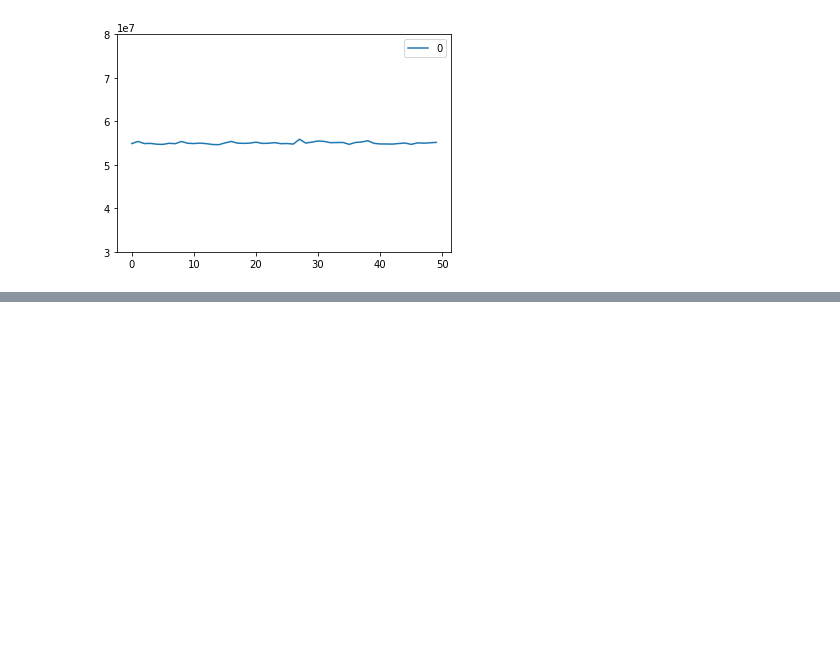
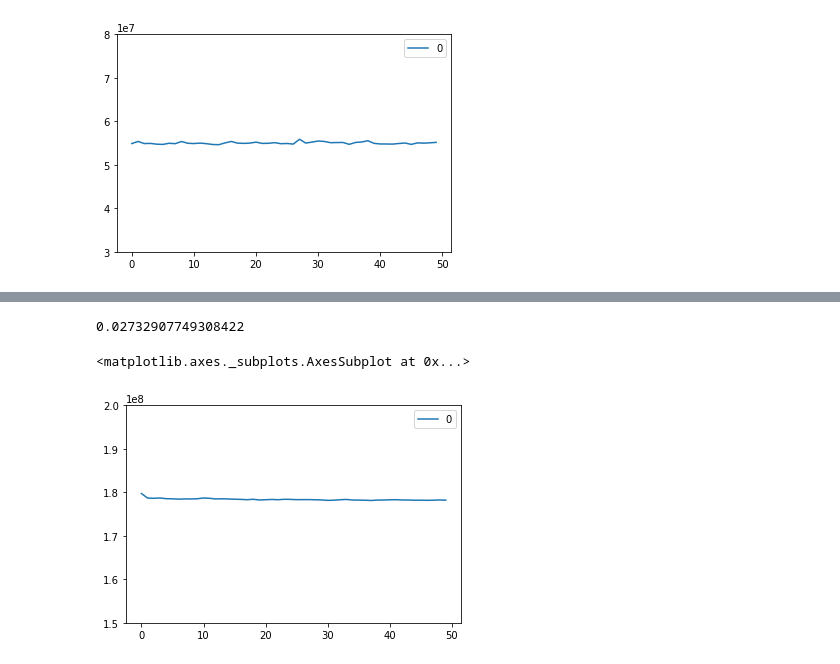
Before and after one commit to rickdgray/MLHW4, a Jupyter notebook: Neural Network.ipynb, the cells around one changed output, grey strips where cells are left out. Drawn from its saved outputs; the diff is of its cells as text; code cells hidden in the pictures; blank space fills up the shorter version.

```diff
--- a/Neural Network.ipynb
+++ b/Neural Network.ipynb
@@ -193,3 +205,24 @@ sns.lineplot(data=pd.DataFrame(history.history['val_loss']))
 # %% [output]
 <matplotlib.axes._subplots.AxesSubplot at 0x...>
 [figure]
+# %%
+data = data_orig.to_numpy()
+samples = data[:, 2:60]
+
+samples = np.asarray(samples).astype(np.float32)
+classes = np.asarray(classes).astype(np.float32)
+
+X_train_full, X_test, y_train_full, y_test = train_test_split(samples, classes)
+X_train, X_valid, y_train, y_valid = train_test_split(X_train_full, y_train_full)
+
+scaler = StandardScaler()
+X_train = scaler.fit_transform(X_train)
+X_valid = scaler.transform(X_valid)
+X_test = scaler.transform(X_test)
+# %%
+model = keras.models.Sequential([
+    keras.layers.Dense(30, activation="sigmoid", input_shape=X_train.shape[1:]),
+    keras.layers.Dense(1)
+])
+model.compile(loss="mean_squared_error", optimizer=keras.optimizers.SGD(lr=1e-3))
+history = model.fit(X_train, y_train, epochs=50, validation_data=(X_valid, y_valid))
@@ -195,0 +252,12 @@ sns.lineplot(data=pd.DataFrame(history.history['val_loss']))
+# %%
+#test
+y_pred = model.predict(X_test)
+print(r2_score(y_test, y_pred))
+# %% [output]
+0.02732907749308422
+# %%
+plt.ylim(1.5e8, 2e8)
+sns.lineplot(data=pd.DataFrame(history.history['loss']))
+# %% [output]
+<matplotlib.axes._subplots.AxesSubplot at 0x...>
+[figure, added]
```
Also changed, not shown: parts of 11 cells of this notebook, 6 other files.
